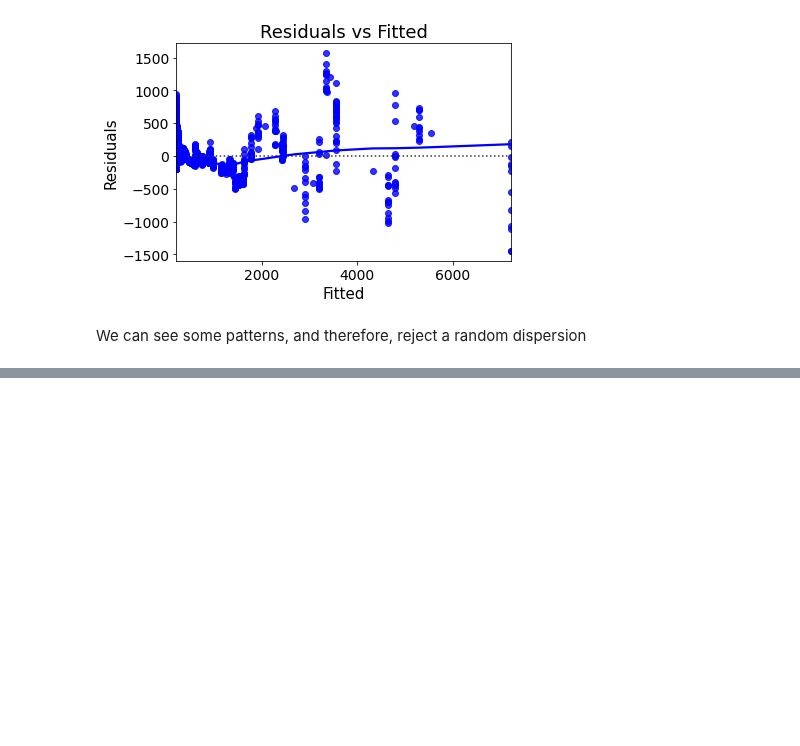
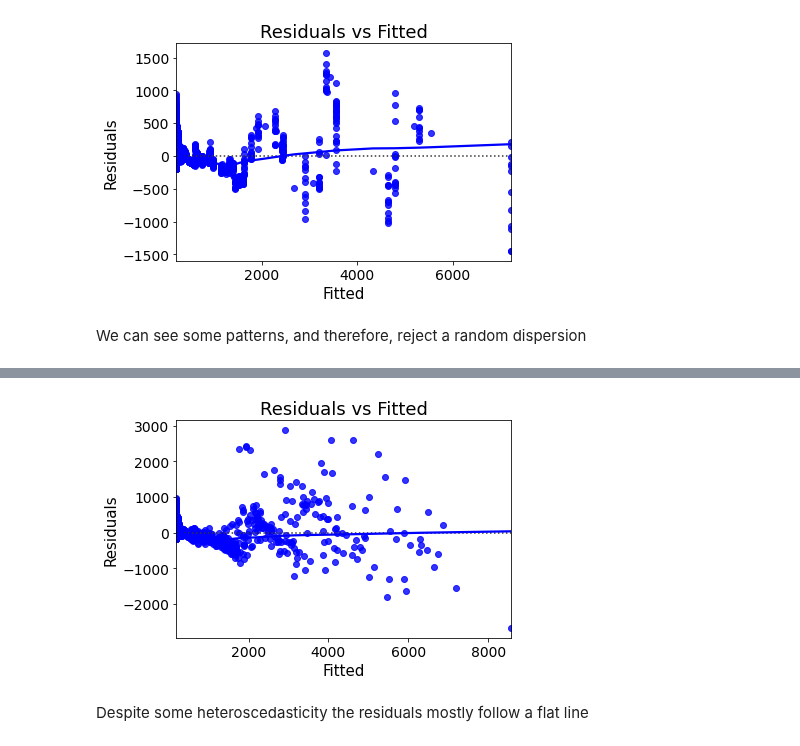
Before and after one commit to alvaroserrrano/BitcoinLinearRegression, a Jupyter notebook: bitcoin_linear_regression.ipynb, the cells around one changed output, grey strips where cells are left out. Drawn from its saved outputs; the diff is of its cells as text; code cells hidden in the pictures; blank space fills up the shorter version.

```diff
--- a/bitcoin_linear_regression.ipynb
+++ b/bitcoin_linear_regression.ipynb
@@ -456,0 +494,15 @@ We can see some patterns, and therefore, reject a random dispersion
+# %%
+# Residuals vs Fitted
+sns.residplot(x=predictions5, y=residuals5, lowess=True, color='blue')
+plt.title('Residuals vs Fitted')
+plt.xlabel('Fitted')
+plt.ylabel('Residuals')
+plt.rc('font', size=14)
+plt.rc('figure', titlesize=18)
+plt.rc('axes', labelsize=12)
+plt.rc('axes', titlesize=18)
+plt.show()
+# %% [output]
+[figure, added]
+# %% [markdown]
+Despite some heteroscedasticity the residuals mostly follow a flat line
```
Also changed, not shown: parts of 3 cells of this notebook.
